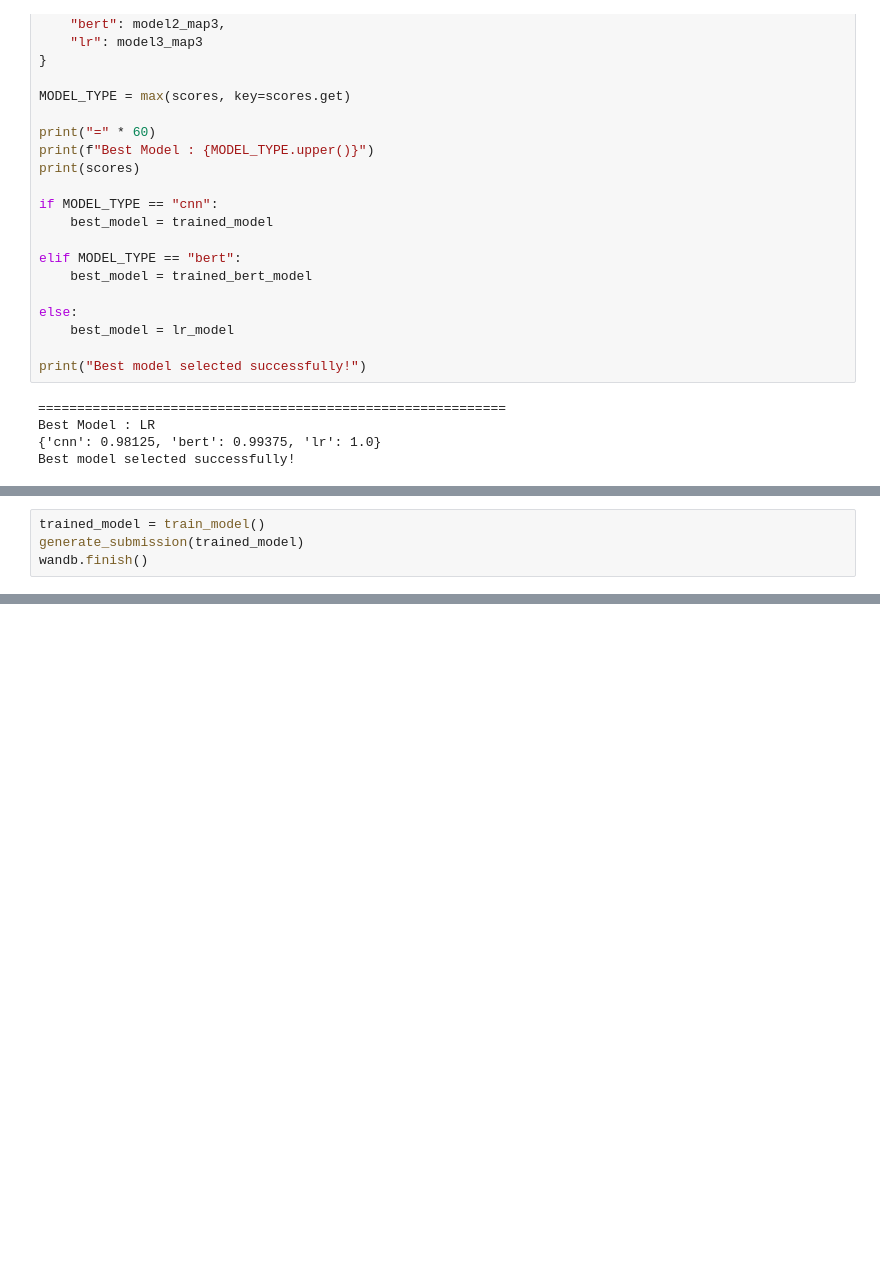
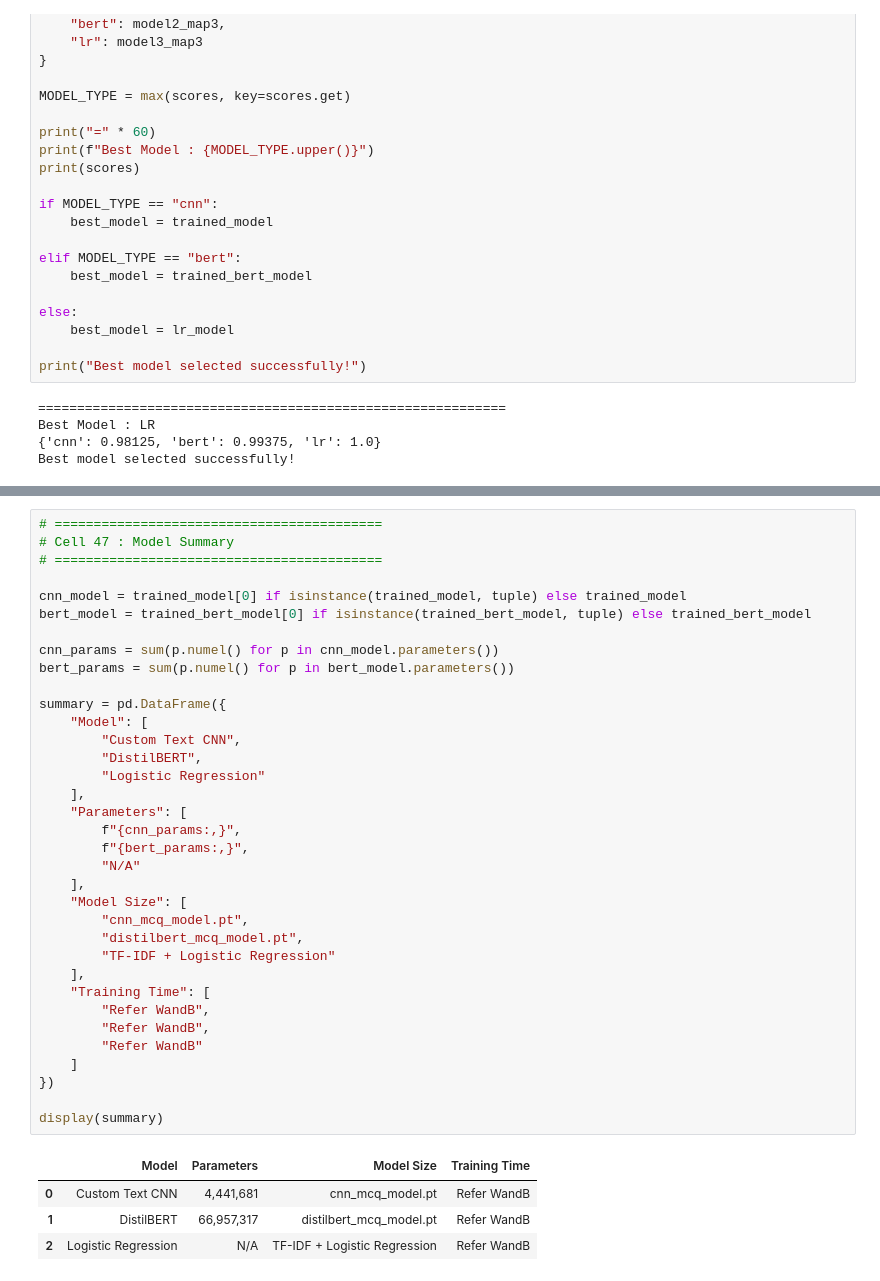
Before and after one commit to rajeevpatel090/dl-23f3002112-notebook-t22026, a Jupyter notebook: notebooks/dl-23f3002112-notebook-t22026.ipynb, the cells around one changed output, grey strips where cells are left out. Drawn from its saved outputs; the diff is of its cells as text; blank space fills up the shorter version.

```diff
--- a/notebooks/dl-23f3002112-notebook-t22026.ipynb
+++ b/notebooks/dl-23f3002112-notebook-t22026.ipynb
@@ -1489,4 +1422,0 @@ def generate_submission(model):
-# %%
-trained_model = train_model()
-generate_submission(trained_model)
-wandb.finish()
@@ -1517,0 +1639,40 @@ AttributeError: 'tuple' object has no attribute 'eval'
+# %%
+# ==========================================
+# Cell 47 : Model Summary
+# ==========================================
+
+cnn_model = trained_model[0] if isinstance(trained_model, tuple) else trained_model
+bert_model = trained_bert_model[0] if isinstance(trained_bert_model, tuple) else trained_bert_model
+
+cnn_params = sum(p.numel() for p in cnn_model.parameters())
+bert_params = sum(p.numel() for p in bert_model.parameters())
+
+summary = pd.DataFrame({
+    "Model": [
+        "Custom Text CNN",
+        "DistilBERT",
+        "Logistic Regression"
+    ],
+    "Parameters": [
+        f"{cnn_params:,}",
+        f"{bert_params:,}",
+        "N/A"
+    ],
+    "Model Size": [
+        "cnn_mcq_model.pt",
+        "distilbert_mcq_model.pt",
+        "TF-IDF + Logistic Regression"
+    ],
+    "Training Time": [
+        "Refer WandB",
+        "Refer WandB",
+        "Refer WandB"
+    ]
+})
+
+display(summary)
+# %% [output]
+|  | Model | Parameters | Model Size | Training Time |
+| 0 | Custom Text CNN | 4,441,681 | cnn_mcq_model.pt | Refer WandB |
+| 1 | DistilBERT | 66,957,317 | distilbert_mcq_model.pt | Refer WandB |
+| 2 | Logistic Regression | N/A | TF-IDF + Logistic Regression | Refer WandB |
```
Also changed, not shown: parts of 8 cells of this notebook.
